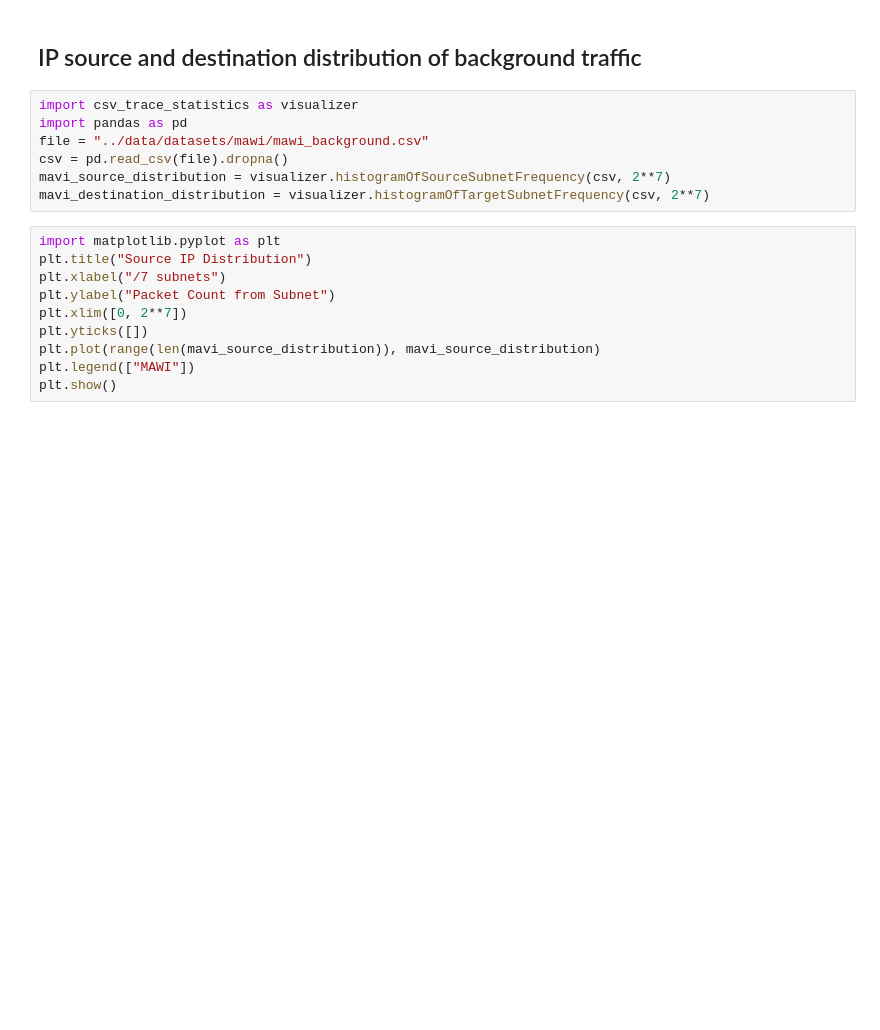
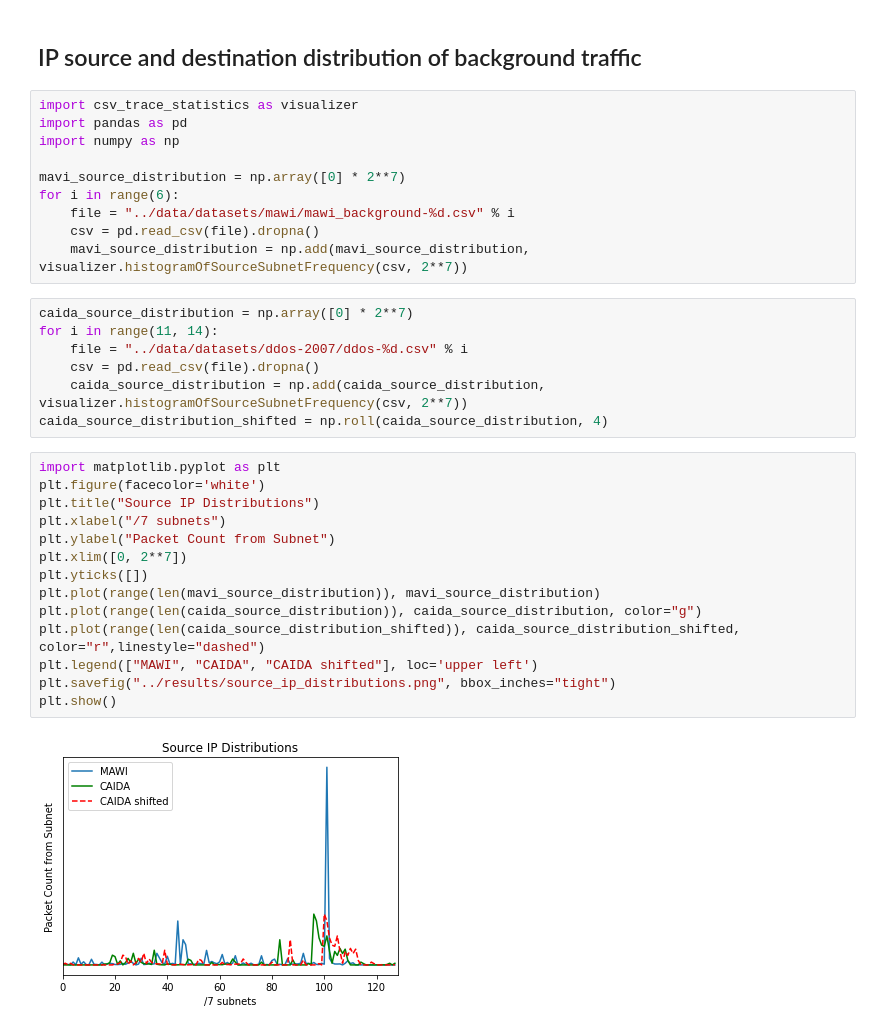
Before and after one commit to samkopmann/hollywooddos, a Jupyter notebook: visualisation/visualization.ipynb, the cells around one changed output. Saved outputs shown, nothing was run; the diff lists cells and outputs as text; blank space fills up the shorter version.

Commit message:
Add visualization for IP address distributions

```diff
--- a/visualisation/visualization.ipynb
+++ b/visualisation/visualization.ipynb
@@ -86,17 +86,33 @@ plt.show()
 # %%
 import csv_trace_statistics as visualizer
 import pandas as pd
-file = "../data/datasets/mawi/mawi_background.csv"
-csv = pd.read_csv(file).dropna()
-mavi_source_distribution = visualizer.histogramOfSourceSubnetFrequency(csv, 2**7)
-mavi_destination_distribution = visualizer.histogramOfTargetSubnetFrequency(csv, 2**7)
+import numpy as np
+
+mavi_source_distribution = np.array([0] * 2**7)
+for i in range(6):
+    file = "../data/datasets/mawi/mawi_background-%d.csv" % i
+    csv = pd.read_csv(file).dropna()
+    mavi_source_distribution = np.add(mavi_source_distribution, visualizer.histogramOfSourceSubnetFrequency(csv, 2**7))
+# %%
+caida_source_distribution = np.array([0] * 2**7)
+for i in range(11, 14):
+    file = "../data/datasets/ddos-2007/ddos-%d.csv" % i
+    csv = pd.read_csv(file).dropna()
+    caida_source_distribution = np.add(caida_source_distribution, visualizer.histogramOfSourceSubnetFrequency(csv, 2**7))
+caida_source_distribution_shifted = np.roll(caida_source_distribution, 4)
 # %%
 import matplotlib.pyplot as plt
-plt.title("Source IP Distribution")
+plt.figure(facecolor='white')
+plt.title("Source IP Distributions")
 plt.xlabel("/7 subnets")
 plt.ylabel("Packet Count from Subnet")
 plt.xlim([0, 2**7])
 plt.yticks([])
 plt.plot(range(len(mavi_source_distribution)), mavi_source_distribution)
-plt.legend(["MAWI"])
+plt.plot(range(len(caida_source_distribution)), caida_source_distribution, color="g")
+plt.plot(range(len(caida_source_distribution_shifted)), caida_source_distribution_shifted, color="r",linestyle="dashed")
+plt.legend(["MAWI", "CAIDA", "CAIDA shifted"], loc='upper left')
+plt.savefig("../results/source_ip_distributions.png", bbox_inches="tight")
 plt.show()
+# %% [output]
+[figure, added]
```
Also changed, not shown: parts of 3 cells of this notebook, 3 other files.
